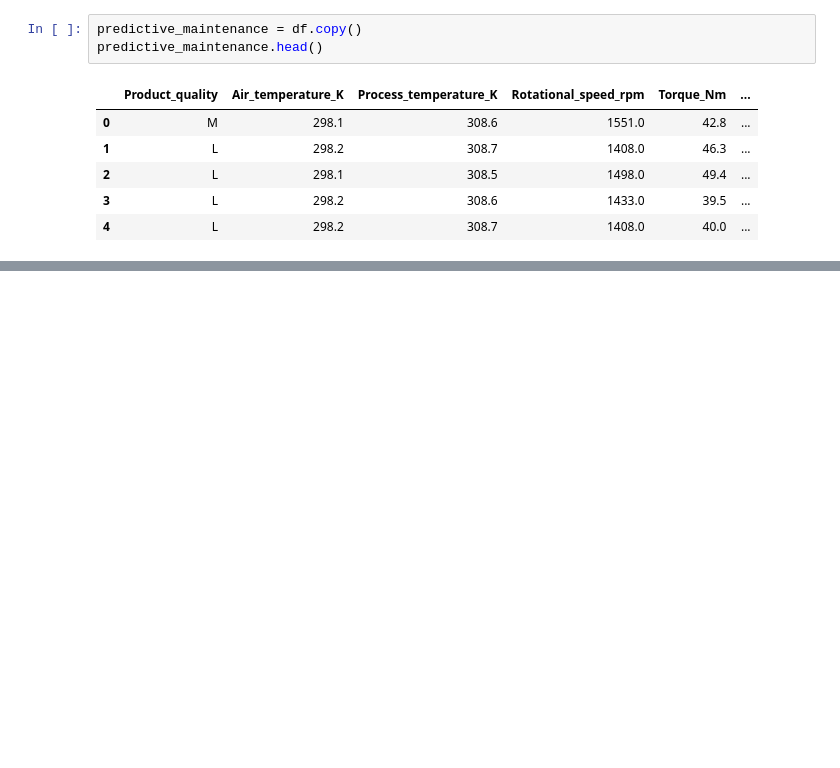
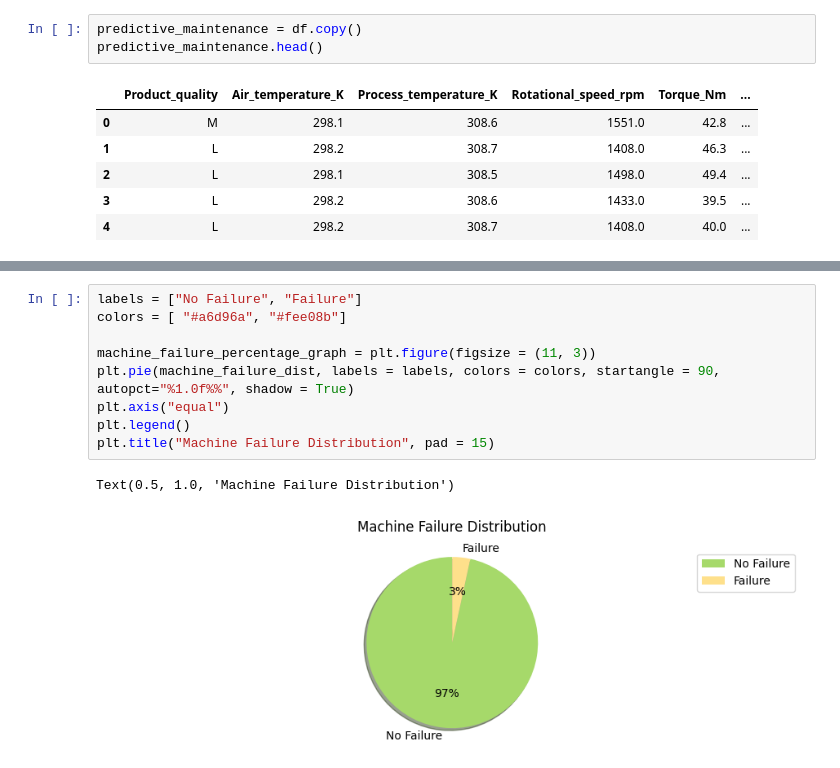
Before and after one commit to herrerovir/Predictive-maintenance-industrial-machinery, a Jupyter notebook: Predictive-maintenance-of-industrial-machinery.ipynb, the cells around one changed output, grey strips where cells are left out. Drawn from its saved outputs; the diff is of its cells as text; blank space fills up the shorter version.

```diff
--- a/Predictive-maintenance-of-industrial-machinery.ipynb
+++ b/Predictive-maintenance-of-industrial-machinery.ipynb
@@ -236,0 +306,12 @@ predictive_maintenance.head()
+# %%
+labels = ["No Failure", "Failure"]
+colors = [ "#a6d96a", "#fee08b"]
+
+machine_failure_percentage_graph = plt.figure(figsize = (11, 3))
+plt.pie(machine_failure_dist, labels = labels, colors = colors, startangle = 90, autopct="%1.0f%%", shadow = True)
+plt.axis("equal")
+plt.legend()
+plt.title("Machine Failure Distribution", pad = 15)
+# %% [output]
+Text(0.5, 1.0, 'Machine Failure Distribution')
+[figure, added]
```
Also changed, not shown: parts of 28 cells of this notebook.
